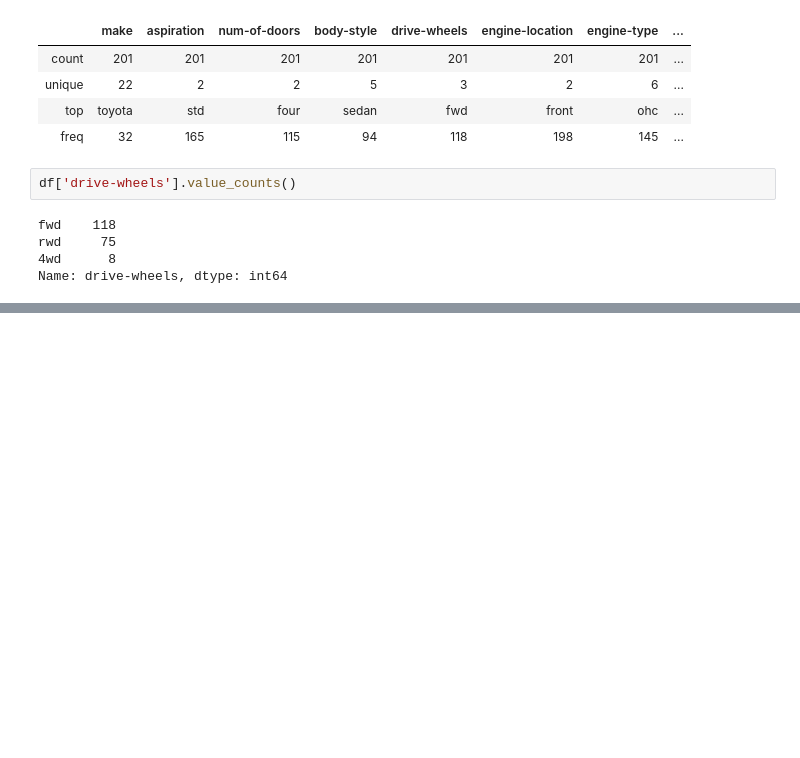
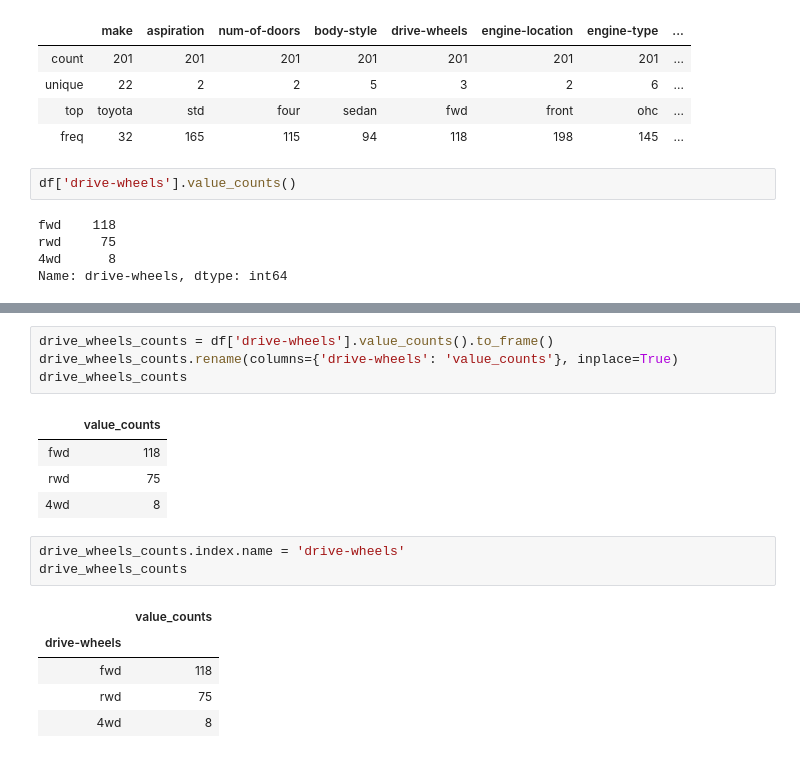
Before and after one commit to luchero21/Ciencia_Datos_Mod3_S01, a Jupyter notebook: analisis_descritivos_datos.ipynb, the cells around one changed output, grey strips where cells are left out. Cells and saved outputs as stored; diff of their text form; blank space fills up the shorter version.

```diff
--- a/analisis_descritivos_datos.ipynb
+++ b/analisis_descritivos_datos.ipynb
@@ -179,0 +187,18 @@ Name: drive-wheels, dtype: int64
+# %%
+drive_wheels_counts = df['drive-wheels'].value_counts().to_frame()
+drive_wheels_counts.rename(columns={'drive-wheels': 'value_counts'}, inplace=True)
+drive_wheels_counts
+# %% [output]
+|  | value_counts |
+| fwd | 118 |
+| rwd | 75 |
+| 4wd | 8 |
+# %%
+drive_wheels_counts.index.name = 'drive-wheels'
+drive_wheels_counts
+# %% [output]
+|  | value_counts |
+| drive-wheels |  |
+| fwd | 118 |
+| rwd | 75 |
+| 4wd | 8 |
```
Also changed, not shown: parts of 10 cells of this notebook.
